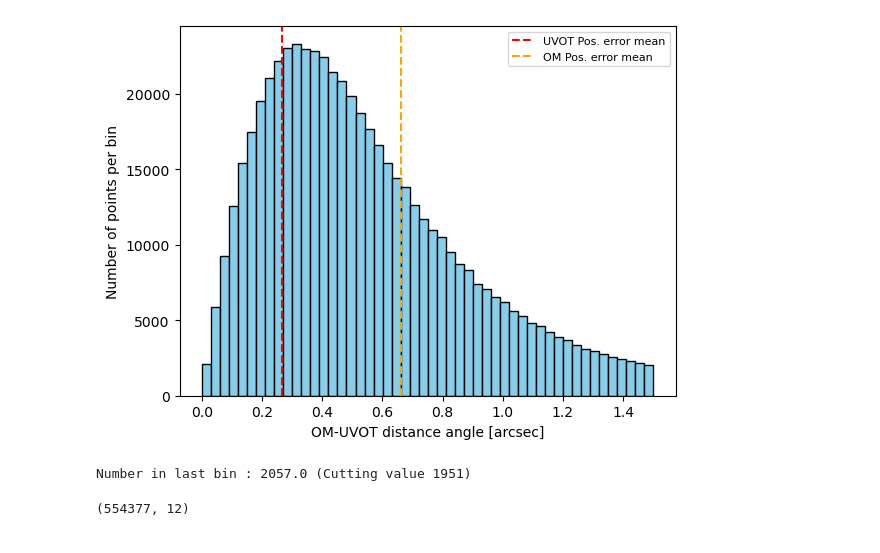
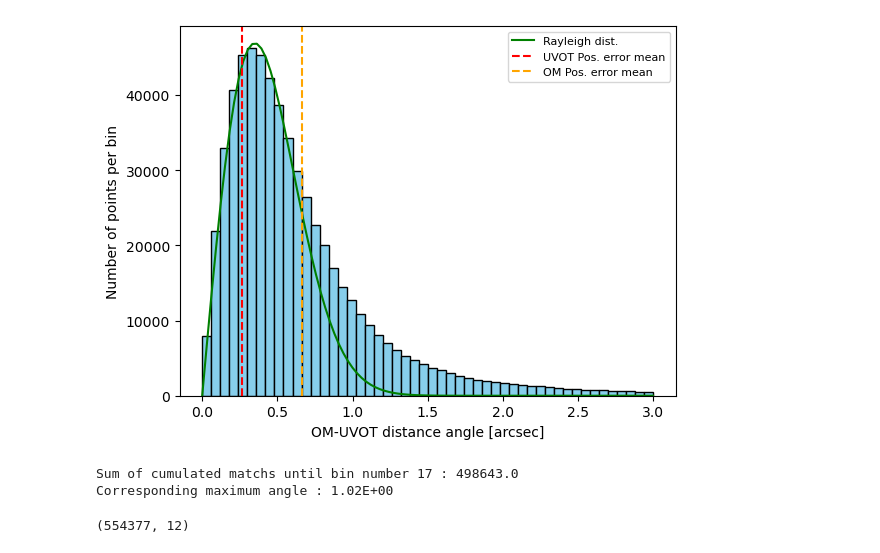
Before and after one commit to JulienValteau/TFM_TDE_Detection, a Jupyter notebook: UV_database_creation_pipeline/3- generate_aggregate_source_DB.ipynb, the cells around one changed output. Saved outputs shown, nothing was run; the diff lists cells and outputs as text; code cells hidden in the pictures.

```diff
--- a/UV_database_creation_pipeline/3- generate_aggregate_source_DB.ipynb
+++ b/UV_database_creation_pipeline/3- generate_aggregate_source_DB.ipynb
@@ -20,21 +46,33 @@ df.head()
 # %%
+from scipy.stats import rayleigh
 # Plot figure
 fig, ax =plt.subplots()
-(n,bins,patches) = ax.hist(df[df['angDist']<1.5]['angDist'], bins=50, color='skyblue',edgecolor='black')
+(n,bins,patches) = ax.hist(df[df['angDist']<3]['angDist'], bins=50, color='skyblue',edgecolor='black')
+x = np.linspace(0,3,100)
+ax.plot(x,df.shape[0]*rayleigh.pdf(x,0,0.35)/22,color='green', linestyle='solid',label="Rayleigh dist.")
 #ax.hist(df1['Separation'], bins=50, color='skyblue',edgecolor='black')
 #ax.hist(df[df['Separation']<1]['Separation'], bins=50, color='magenta',edgecolor='black')
-ax.axvline(np.mean(df['POSERR_2']), linestyle='dashed', color='r',label='UVOT Pos. error mean')
-ax.axvline(np.mean(df['POSERR_1']), linestyle='dashed', color='orange',label='OM Pos. error mean')
+ax.axvline(np.mean(df['POSERR_UVOT']), linestyle='dashed', color='r',label='UVOT Pos. error mean')
+ax.axvline(np.mean(df['POSERR_OM']), linestyle='dashed', color='orange',label='OM Pos. error mean')
 ax.set_xlabel("OM-UVOT distance angle [arcsec]")
 ax.set_ylabel("Number of points per bin")
 ax.legend(prop={'size': 8})
-fig.savefig(roots_tfm + '/Swift-UVOT/Match_OM//match_UVOT_OM.png',dpi=1200)
+fig.savefig(roots_tfm + '/Swift-UVOT/Match_OM/match_UVOT_OM.png',dpi=1200)
 # %% [output]
-[figure, old version]
+[figure, new version]
-# %%
-print("Number in last bin : " + str(n[-1]) + " (Cutting value 1951)")
-# %% [output]
-Number in last bin : 2057.0 (Cutting value 1951)
+# %%
+filepath_count = roots_tfm + '/Swift-UVOT/Match_OM/count_random_match.txt'
+df_count = pd.read_csv(filepath_count,sep=' ',skiprows=[0],header=None,usecols=[5])
+sum = 0
+i=0
+while sum<(df.shape[0] - df_count[5].mean()):
+    sum = sum + n[i]
+    i=i+1
+print("Sum of cumulated matchs until bin number " + str(i) + " : " + str(sum))
+print("Corresponding maximum angle : {:.2E}".format(bins[i]))
+# %% [output]
+Sum of cumulated matchs until bin number 17 : 498643.0
+Corresponding maximum angle : 1.02E+00
 # %%
 df_match = df[df['angDist']<1.5]
 df_match.shape
```
Also changed, not shown: parts of 16 cells of this notebook, 4 other files.
